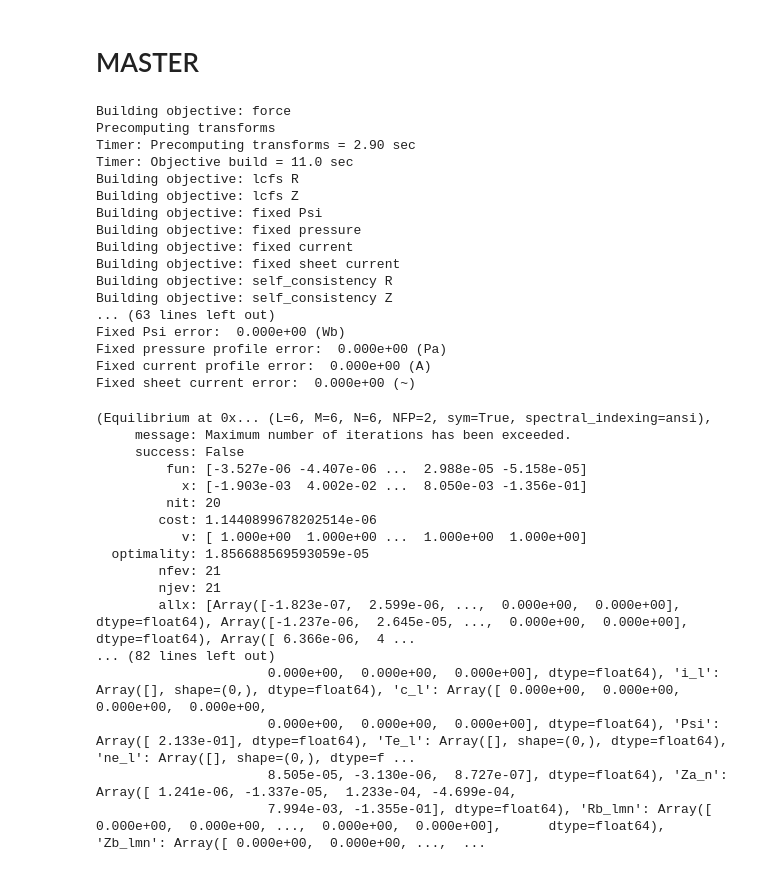
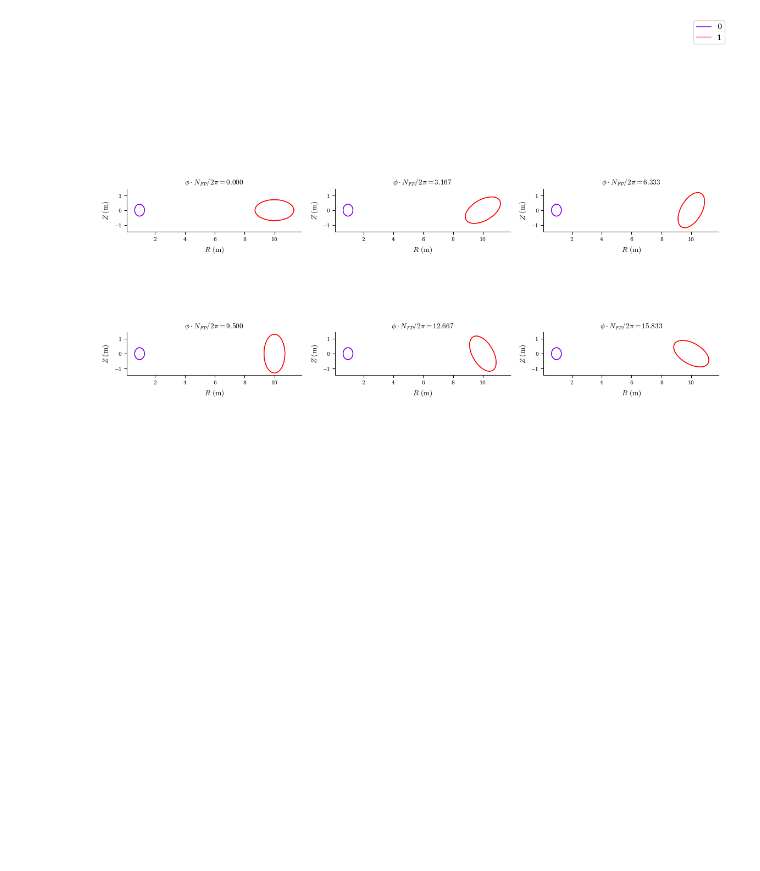
Before and after one commit to YigitElma/DEBUG-DESC, a Jupyter notebook: test-notebook.ipynb, the cells around one changed output. Drawn from its saved outputs; the diff is of its cells as text; code cells hidden in the pictures; blank space fills up the shorter version.

```diff
--- a/test-notebook.ipynb
+++ b/test-notebook.ipynb
@@ -109,41 +75,13 @@ Fixed sheet current error:  0.000e+00 (~)
-# %% [markdown]
-# MASTER
-# %%
-eq = desc.examples.get("ESTELL")
-eq.change_resolution(6, 6, 6, 12, 12, 12)
-eq.solve(maxiter=20, ftol=0, xtol=0, gtol=0, verbose=3, copy=True)
-# %% [output]
-Building objective: force
-Precomputing transforms
-Timer: Precomputing transforms = 2.90 sec
-Timer: Objective build = 11.0 sec
-Building objective: lcfs R
-Building objective: lcfs Z
-Building objective: fixed Psi
-Building objective: fixed pressure
-Building objective: fixed current
-Building objective: fixed sheet current
-Building objective: self_consistency R
-Building objective: self_consistency Z
-... (63 lines left out)
-Fixed Psi error:  0.000e+00 (Wb)
-Fixed pressure profile error:  0.000e+00 (Pa)
-Fixed current profile error:  0.000e+00 (A)
-Fixed sheet current error:  0.000e+00 (~)
-(Equilibrium at 0x... (L=6, M=6, N=6, NFP=2, sym=True, spectral_indexing=ansi),
-     message: Maximum number of iterations has been exceeded.
-     success: False
-         fun: [-3.527e-06 -4.407e-06 ...  2.988e-05 -5.158e-05]
-           x: [-1.903e-03  4.002e-02 ...  8.050e-03 -1.356e-01]
-         nit: 20
-        cost: 1.1440899678202514e-06
-           v: [ 1.000e+00  1.000e+00 ...  1.000e+00  1.000e+00]
-  optimality: 1.856688569593059e-05
-        nfev: 21
-        njev: 21
-        allx: [Array([-1.823e-07,  2.599e-06, ...,  0.000e+00,  0.000e+00],      dtype=float64), Array([-1.237e-06,  2.645e-05, ...,  0.000e+00,  0.000e+00],      dtype=float64), Array([ 6.366e-06,  4 ...
-... (82 lines left out)
-                      0.000e+00,  0.000e+00,  0.000e+00], dtype=float64), 'i_l': Array([], shape=(0,), dtype=float64), 'c_l': Array([ 0.000e+00,  0.000e+00,  0.000e+00,  0.000e+00,
-                      0.000e+00,  0.000e+00,  0.000e+00], dtype=float64), 'Psi': Array([ 2.133e-01], dtype=float64), 'Te_l': Array([], shape=(0,), dtype=float64), 'ne_l': Array([], shape=(0,), dtype=f ...
-                      8.505e-05, -3.130e-06,  8.727e-07], dtype=float64), 'Za_n': Array([ 1.241e-06, -1.337e-05,  1.233e-04, -4.699e-04,
-                      7.994e-03, -1.355e-01], dtype=float64), 'Rb_lmn': Array([ 0.000e+00,  0.000e+00, ...,  0.000e+00,  0.000e+00],      dtype=float64), 'Zb_lmn': Array([ 0.000e+00,  0.000e+00, ...,  ...
+# %%
+eq = get("HELIOTRON")
+surf = FourierRZToroidalSurface(
+    R_lmn =   [0.97, 0.33],
+    modes_R = [(0, 0), (-1, 0)],
+    Z_lmn =   [0.4],
+    modes_Z = [(1, 0)],
+)
+
+# However, error occurs for some Equilibrium and Surface.
+plot_comparison([surf, eq], rho=np.array(1.0), theta=0);
+# %% [output]
+[figure, added]
```
Also changed, not shown: parts of 2 cells of this notebook, 37 other files.
